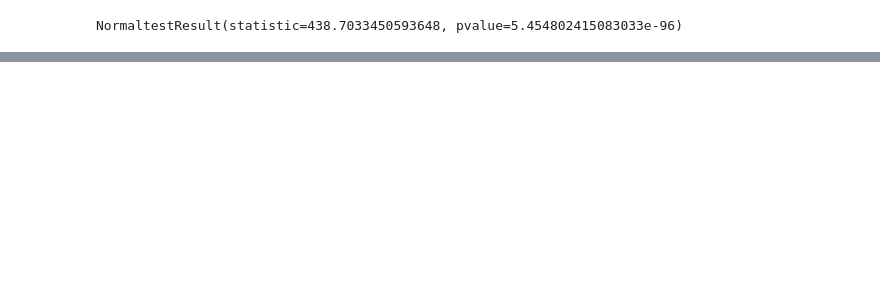
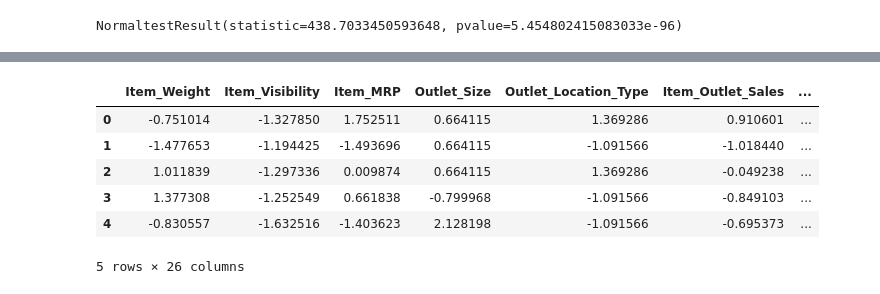
Before and after one commit to sathishrouthu/BigMart-Sales_Prediction, a Jupyter notebook: EDA-BigMart Sales.ipynb, the cells around one changed output, grey strips where cells are left out. Saved outputs shown, nothing was run; the diff lists cells and outputs as text; code cells hidden in the pictures; blank space fills up the shorter version.

```diff
--- a/EDA-BigMart Sales.ipynb
+++ b/EDA-BigMart Sales.ipynb
@@ -644,0 +645,2 @@ sns.histplot(data1,bins=10)
+# %%
+scaler = StandardScaler()
@@ -644,0 +657,12 @@ sns.histplot(data1,bins=10)
+# %%
+data_scaled = pd.DataFrame(scaler.fit_transform(data),columns = data.columns)
+# %%
+data_scaled.head()
+# %% [output]
+|  | Item_Weight | Item_Visibility | Item_MRP | Outlet_Size | Outlet_Location_Type | Item_Outlet_Sales | ... |
+| 0 | -0.751014 | -1.327850 | 1.752511 | 0.664115 | 1.369286 | 0.910601 | ... |
+| 1 | -1.477653 | -1.194425 | -1.493696 | 0.664115 | -1.091566 | -1.018440 | ... |
+| 2 | 1.011839 | -1.297336 | 0.009874 | 0.664115 | 1.369286 | -0.049238 | ... |
+| 3 | 1.377308 | -1.252549 | 0.661838 | -0.799968 | -1.091566 | -0.849103 | ... |
+| 4 | -0.830557 | -1.632516 | -1.403623 | 2.128198 | -1.091566 | -0.695373 | ... |
+5 rows × 26 columns
```
Also changed, not shown: parts of 23 cells of this notebook.
